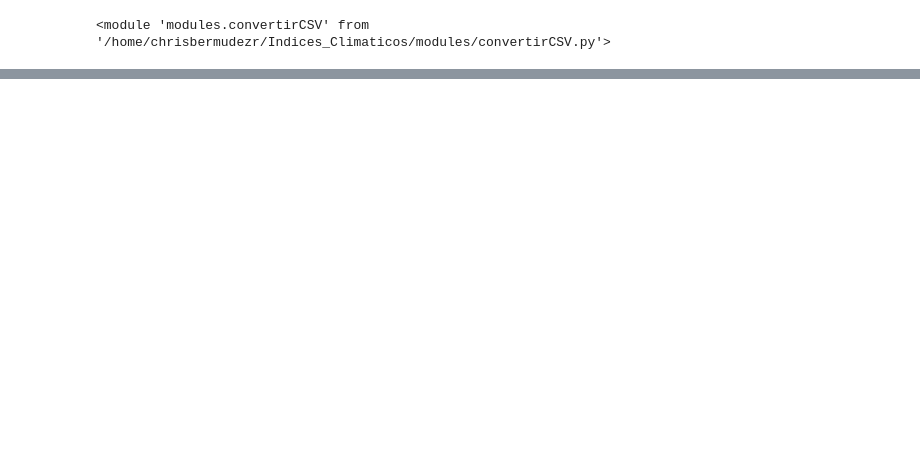
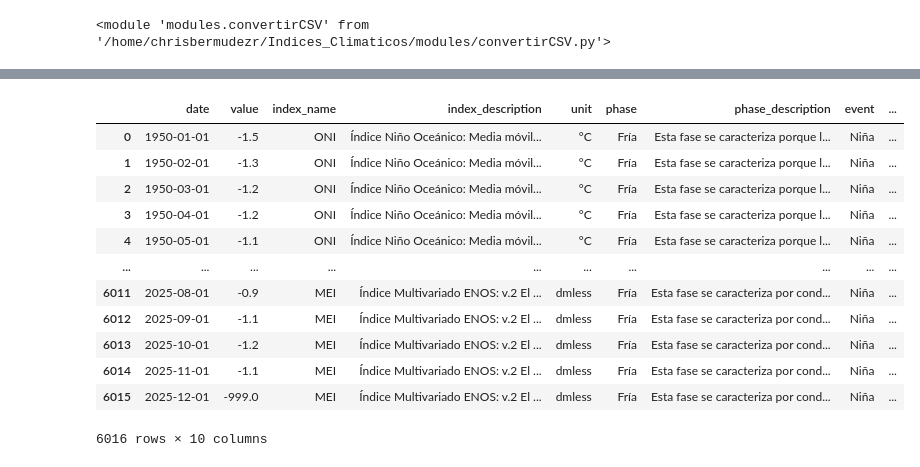
Before and after one commit to ChrisBermudezR/Indices_Climaticos, a Jupyter notebook: notebook_analisis.ipynb, the cells around one changed output, grey strips where cells are left out. Saved outputs shown, nothing was run; the diff lists cells and outputs as text; code cells hidden in the pictures; blank space fills up the shorter version.

```diff
--- a/notebook_analisis.ipynb
+++ b/notebook_analisis.ipynb
@@ -636,0 +16,17 @@ No se encontraron datos válidos en oni.data
+# %%
+filtrado = pd.read_csv('Indices_Total.csv', sep=',', encoding='Utf-8')
+filtrado
+# %% [output]
+|  | date | value | index_name | index_description | unit | phase | phase_description | event | ... |
+| 0 | 1950-01-01 | -1.5 | ONI | Índice Niño Oceánico: Media móvil... | °C | Fría | Esta fase se caracteriza porque l... | Niña | ... |
+| 1 | 1950-02-01 | -1.3 | ONI | Índice Niño Oceánico: Media móvil... | °C | Fría | Esta fase se caracteriza porque l... | Niña | ... |
+| 2 | 1950-03-01 | -1.2 | ONI | Índice Niño Oceánico: Media móvil... | °C | Fría | Esta fase se caracteriza porque l... | Niña | ... |
+| 3 | 1950-04-01 | -1.2 | ONI | Índice Niño Oceánico: Media móvil... | °C | Fría | Esta fase se caracteriza porque l... | Niña | ... |
+| 4 | 1950-05-01 | -1.1 | ONI | Índice Niño Oceánico: Media móvil... | °C | Fría | Esta fase se caracteriza porque l... | Niña | ... |
+| ... | ... | ... | ... | ... | ... | ... | ... | ... | ... |
+| 6011 | 2025-08-01 | -0.9 | MEI | Índice Multivariado ENOS: v.2 El ... | dmless | Fría | Esta fase se caracteriza por cond... | Niña | ... |
+| 6012 | 2025-09-01 | -1.1 | MEI | Índice Multivariado ENOS: v.2 El ... | dmless | Fría | Esta fase se caracteriza por cond... | Niña | ... |
+| 6013 | 2025-10-01 | -1.2 | MEI | Índice Multivariado ENOS: v.2 El ... | dmless | Fría | Esta fase se caracteriza por cond... | Niña | ... |
+| 6014 | 2025-11-01 | -1.1 | MEI | Índice Multivariado ENOS: v.2 El ... | dmless | Fría | Esta fase se caracteriza por cond... | Niña | ... |
+| 6015 | 2025-12-01 | -999.0 | MEI | Índice Multivariado ENOS: v.2 El ... | dmless | Fría | Esta fase se caracteriza por cond... | Niña | ... |
+6016 rows × 10 columns
```
Also changed, not shown: parts of 26 cells of this notebook.
